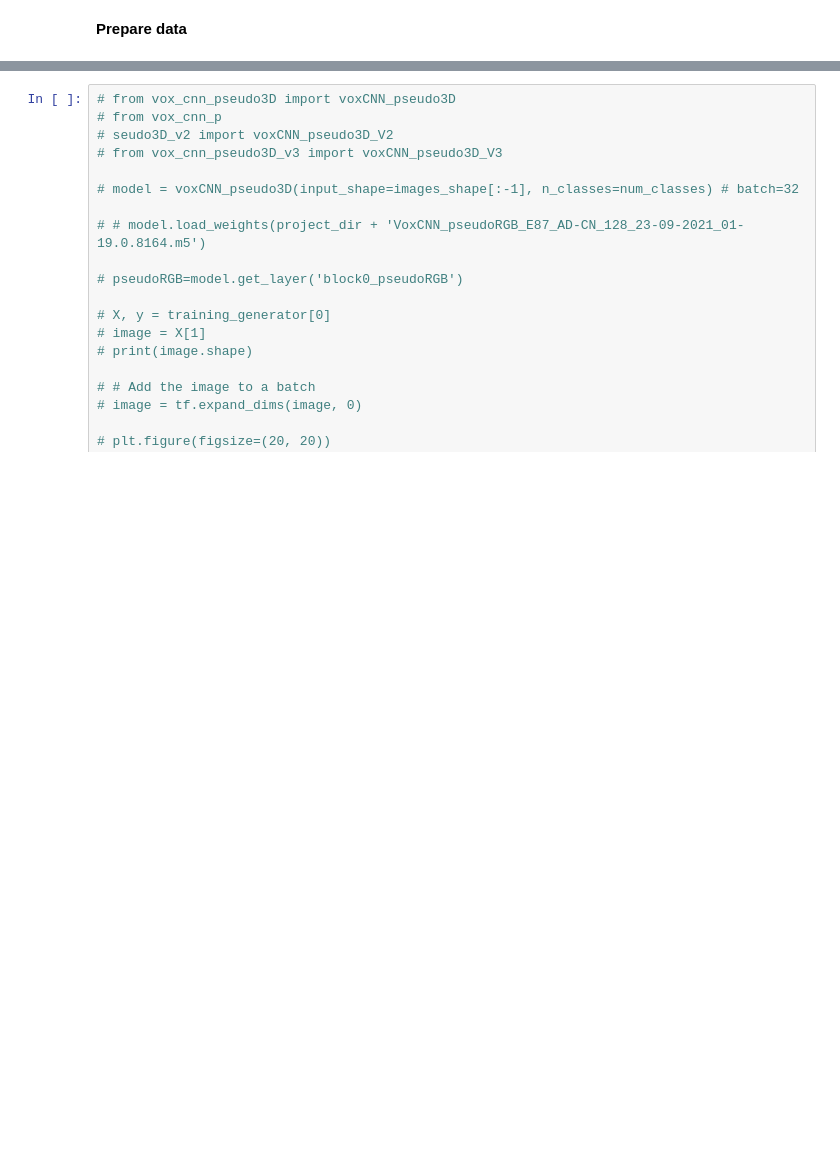
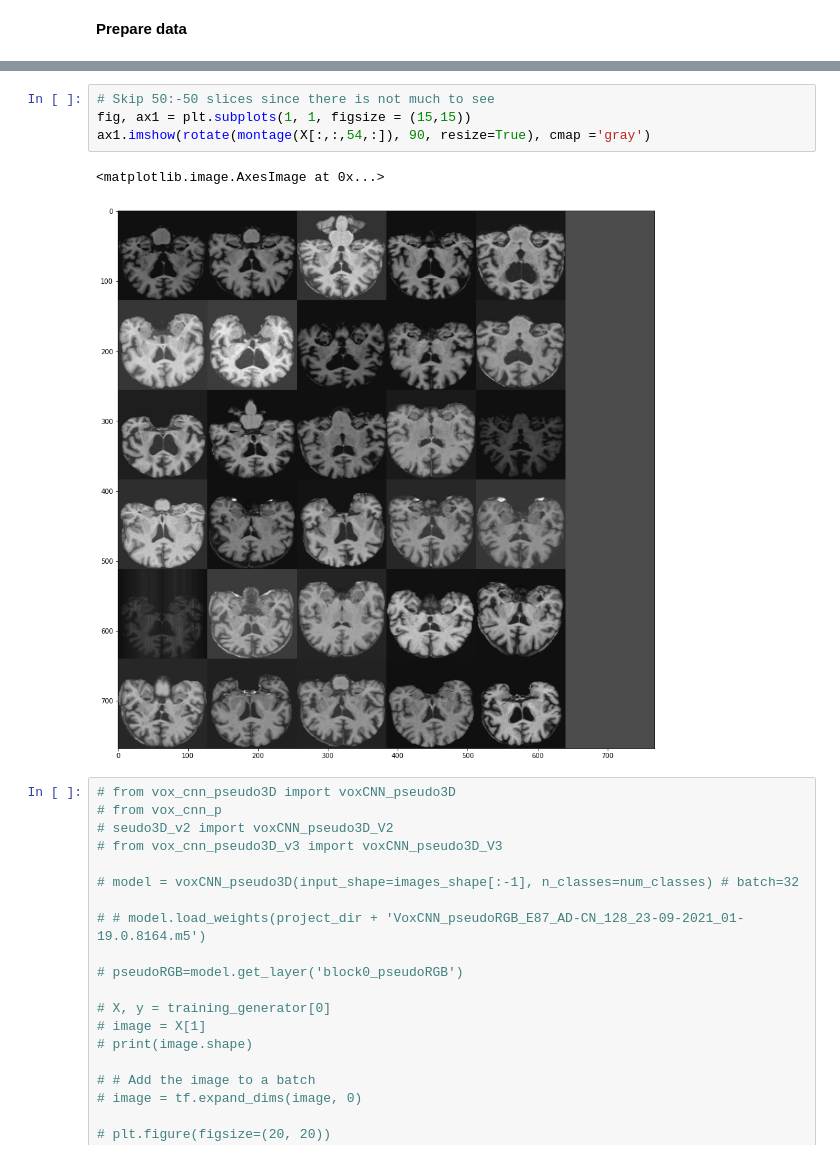
Before and after one commit to PabloMesas/TFM, a Jupyter notebook: convolutional_1.ipynb, the cells around one changed output, grey strips where cells are left out. Saved outputs shown, nothing was run; the diff lists cells and outputs as text; blank space fills up the shorter version.

```diff
--- a/convolutional_1.ipynb
+++ b/convolutional_1.ipynb
@@ -158,3 +215,10 @@ plt.show()
+# %%
+# Skip 50:-50 slices since there is not much to see
+fig, ax1 = plt.subplots(1, 1, figsize = (15,15))
+ax1.imshow(rotate(montage(X[:,:,54,:]), 90, resize=True), cmap ='gray')
+# %% [output]
+<matplotlib.image.AxesImage at 0x...>
+[figure, added]
 # %%
 # from vox_cnn_pseudo3D import voxCNN_pseudo3D
 # from vox_cnn_p
```
Also changed, not shown: parts of 5 cells of this notebook, 32 other files.
